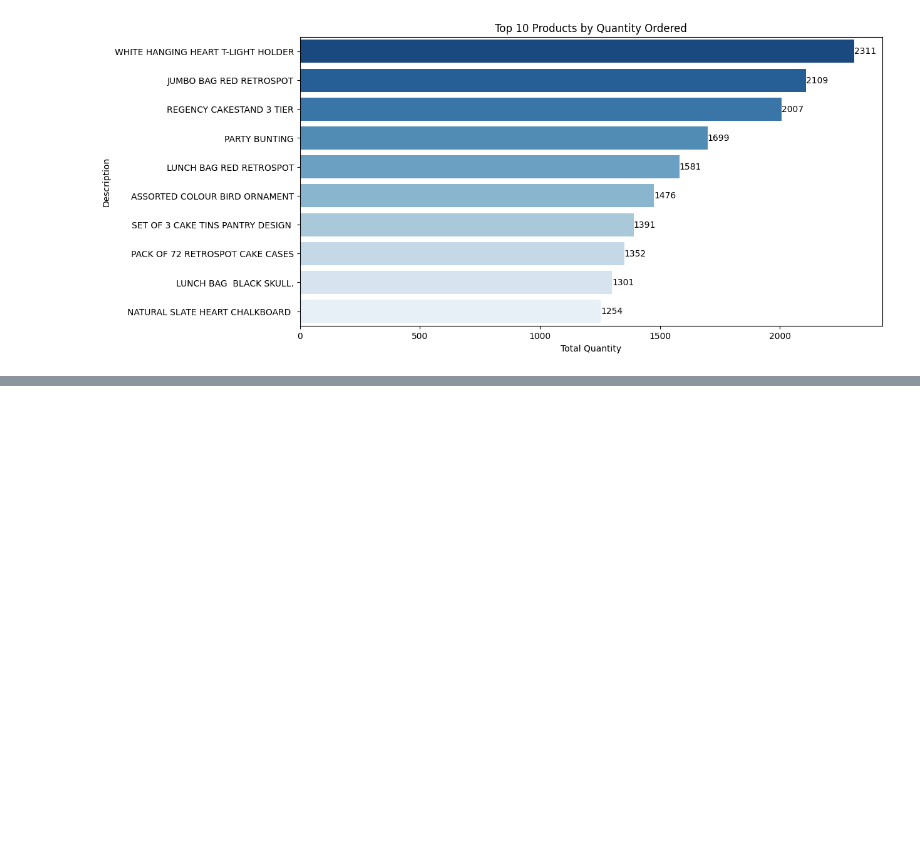
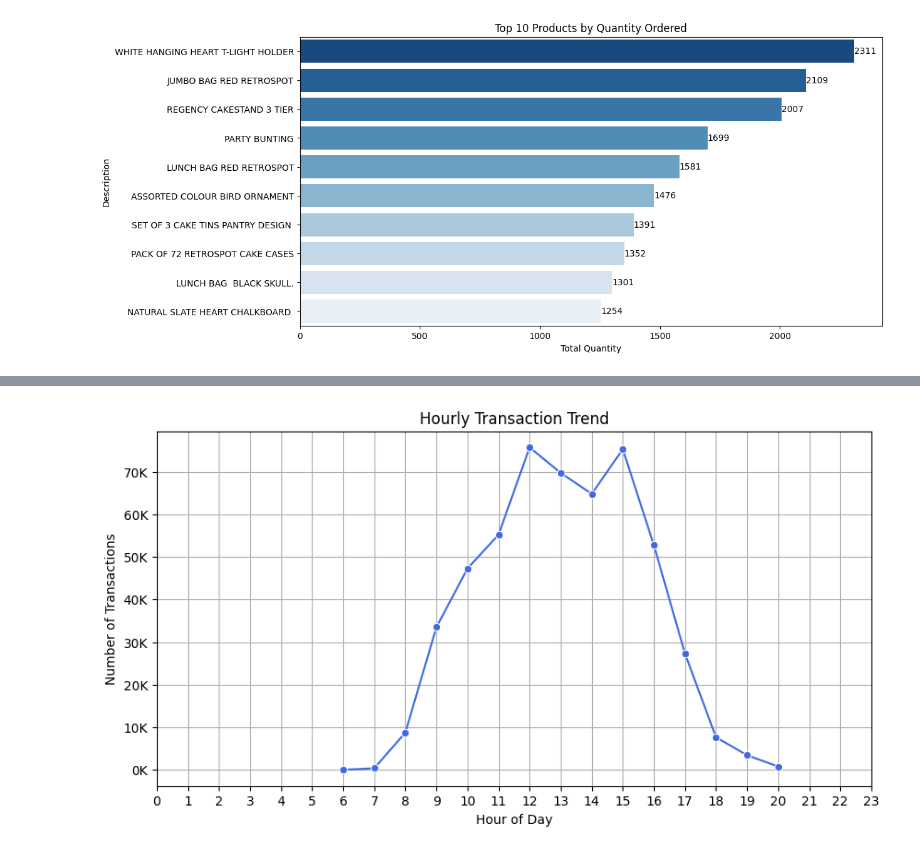
Before and after one commit to arsiimam/Online-Retail-Analysis, a Jupyter notebook: Notebooks/EDA.ipynb, the cells around one changed output, grey strips where cells are left out. Saved outputs shown, nothing was run; the diff lists cells and outputs as text; code cells hidden in the pictures; blank space fills up the shorter version.

```diff
--- a/Notebooks/EDA.ipynb
+++ b/Notebooks/EDA.ipynb
@@ -529,0 +707,26 @@ plt.show()
+# %%
+# Count transactions per hour
+hourly_orders = df_clean.groupby('Hour').size()
+
+# Set figure size
+plt.figure(figsize=(10, 5))
+
+# Plot hourly transaction trend
+sns.lineplot(x=hourly_orders.index, y=hourly_orders.values, marker='o', color='royalblue')
+
+# Ensure all hours are visible
+plt.xticks(range(0, 24))
+
+# Add labels and title
+plt.xlabel('Hour of Day')
+plt.ylabel('Number of Transactions')
+plt.title('Hourly Transaction Trend')
+
+# Format Y-axis labels in K (e.g., 1K, 2K)
+plt.gca().yaxis.set_major_formatter(mticker.FuncFormatter(lambda x, _: f'{x/1000:.0f}K'))
+
+# Show grid and plot
+plt.grid(True)
+plt.show()
+# %% [output]
+[figure, added]
```
Also changed, not shown: parts of 14 cells of this notebook.
